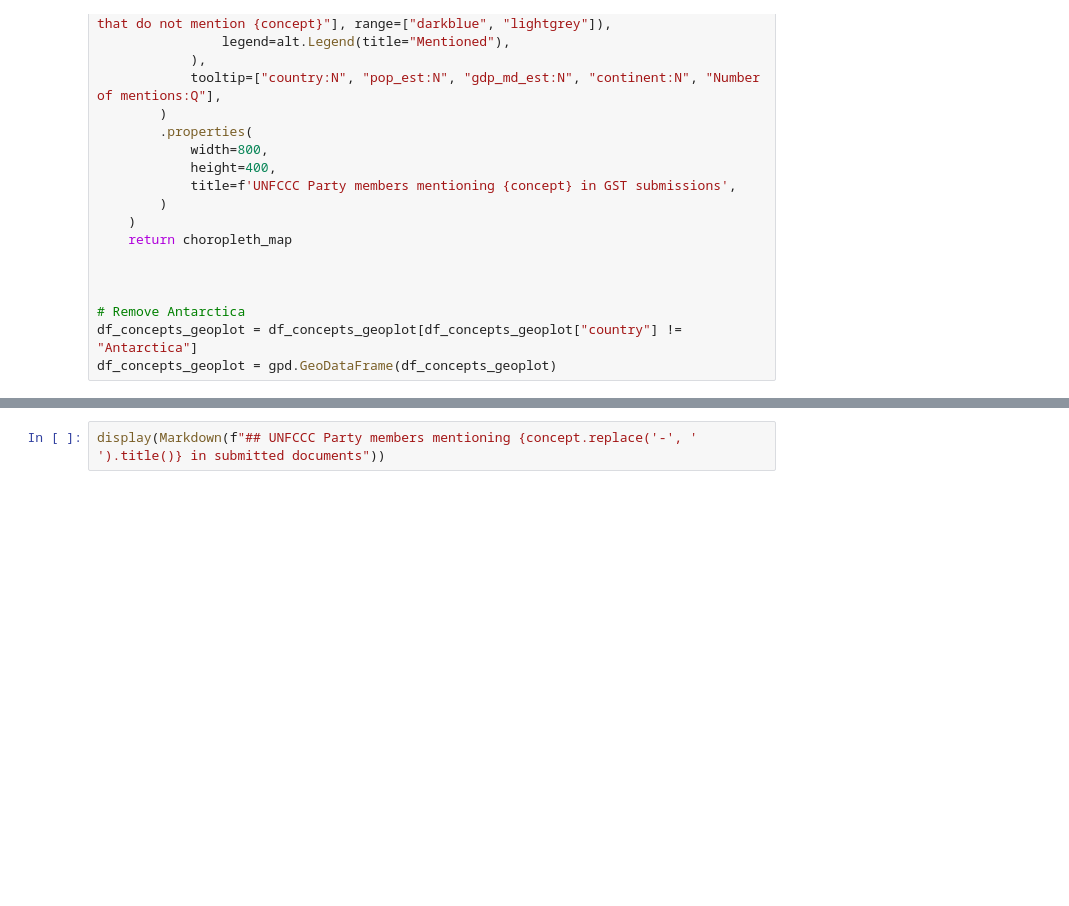
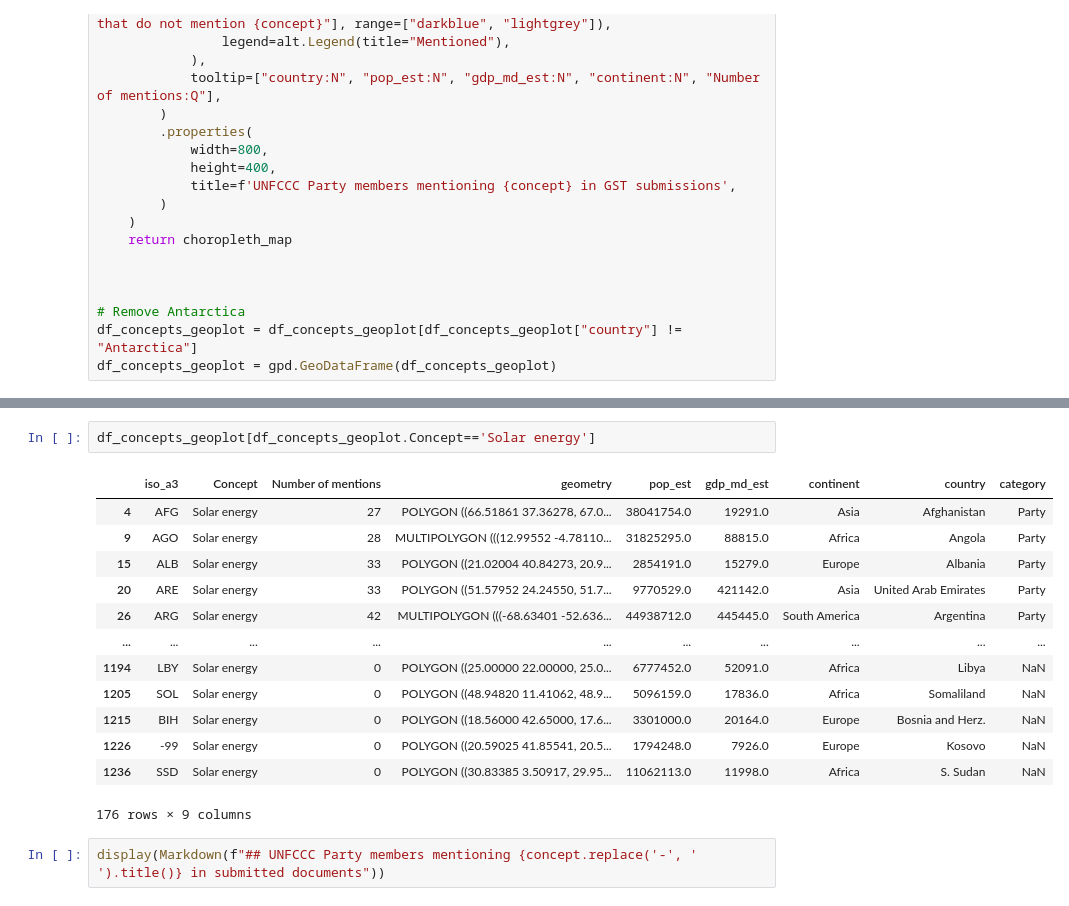
Before and after one commit to climatepolicyradar/global-stocktake, a Jupyter notebook: notebooks/simple_disaggregated_concept.ipynb, the cells around one changed output, grey strips where cells are left out. Cells and saved outputs as stored; diff of their text form; blank space fills up the shorter version.

```diff
--- a/notebooks/simple_disaggregated_concept.ipynb
+++ b/notebooks/simple_disaggregated_concept.ipynb
@@ -351,3 +383,19 @@ df_concepts_geoplot = gpd.GeoDataFrame(df_concepts_geoplot)
+# %%
+df_concepts_geoplot[df_concepts_geoplot.Concept=='Solar energy']
+# %% [output]
+|  | iso_a3 | Concept | Number of mentions | geometry | pop_est | gdp_md_est | continent | country | category |
+| 4 | AFG | Solar energy | 27 | POLYGON ((66.51861 37.36278, 67.0... | 38041754.0 | 19291.0 | Asia | Afghanistan | Party |
+| 9 | AGO | Solar energy | 28 | MULTIPOLYGON (((12.99552 -4.78110... | 31825295.0 | 88815.0 | Africa | Angola | Party |
+| 15 | ALB | Solar energy | 33 | POLYGON ((21.02004 40.84273, 20.9... | 2854191.0 | 15279.0 | Europe | Albania | Party |
+| 20 | ARE | Solar energy | 33 | POLYGON ((51.57952 24.24550, 51.7... | 9770529.0 | 421142.0 | Asia | United Arab Emirates | Party |
+| 26 | ARG | Solar energy | 42 | MULTIPOLYGON (((-68.63401 -52.636... | 44938712.0 | 445445.0 | South America | Argentina | Party |
+| ... | ... | ... | ... | ... | ... | ... | ... | ... | ... |
+| 1194 | LBY | Solar energy | 0 | POLYGON ((25.00000 22.00000, 25.0... | 6777452.0 | 52091.0 | Africa | Libya | NaN |
+| 1205 | SOL | Solar energy | 0 | POLYGON ((48.94820 11.41062, 48.9... | 5096159.0 | 17836.0 | Africa | Somaliland | NaN |
+| 1215 | BIH | Solar energy | 0 | POLYGON ((18.56000 42.65000, 17.6... | 3301000.0 | 20164.0 | Europe | Bosnia and Herz. | NaN |
+| 1226 | -99 | Solar energy | 0 | POLYGON ((20.59025 41.85541, 20.5... | 1794248.0 | 7926.0 | Europe | Kosovo | NaN |
+| 1236 | SSD | Solar energy | 0 | POLYGON ((30.83385 3.50917, 29.95... | 11062113.0 | 11998.0 | Africa | S. Sudan | NaN |
+176 rows × 9 columns
 # %%
 display(Markdown(f"## UNFCCC Party members mentioning {concept.replace('-', ' ').title()} in submitted documents"))
 # %% [output]
```
Also changed, not shown: parts of 6 cells of this notebook, 1 other file.
